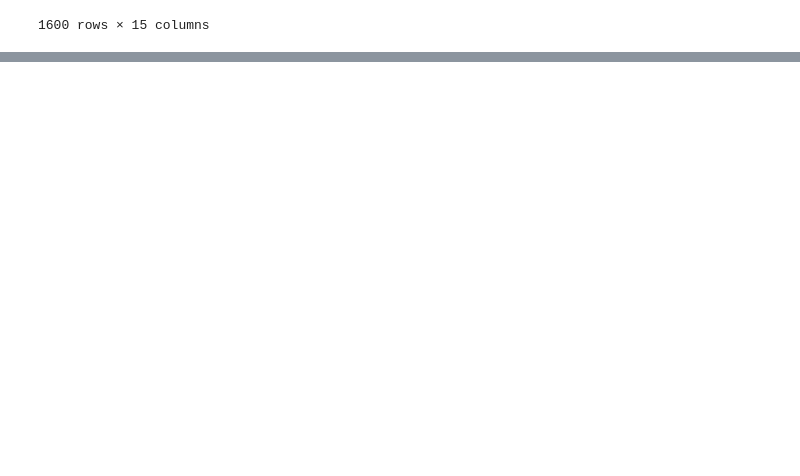
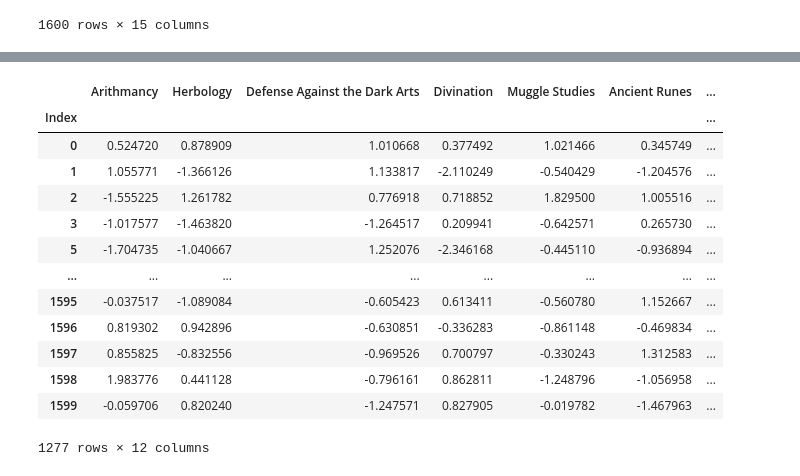
Before and after one commit to mbocquel/dslr, a Jupyter notebook: goinfre/logreg_train.ipynb, the cells around one changed output, grey strips where cells are left out. Saved outputs shown, nothing was run; the diff lists cells and outputs as text; code cells hidden in the pictures; blank space fills up the shorter version.

```diff
--- a/goinfre/logreg_train.ipynb
+++ b/goinfre/logreg_train.ipynb
@@ -122,0 +257,5 @@ df_Ravenclaw.drop("Astronomy", axis=1, inplace=True)
+# %%
+for i in range(len(df_RavenclawN.columns)):
+    df_RavenclawN = df_RavenclawN.loc[~df_RavenclawN.isna()[df_RavenclawN.columns[i]], :]
+# %%
+X = df_RavenclawN.iloc[:, :len(df_RavenclawN.columns)-1]
@@ -122,0 +264,17 @@ df_Ravenclaw.drop("Astronomy", axis=1, inplace=True)
+# %%
+X
+# %% [output]
+|  | Arithmancy | Herbology | Defense Against the Dark Arts | Divination | Muggle Studies | Ancient Runes | ... |
+| Index |  |  |  |  |  |  | ... |
+| 0 | 0.524720 | 0.878909 | 1.010668 | 0.377492 | 1.021466 | 0.345749 | ... |
+| 1 | 1.055771 | -1.366126 | 1.133817 | -2.110249 | -0.540429 | -1.204576 | ... |
+| 2 | -1.555225 | 1.261782 | 0.776918 | 0.718852 | 1.829500 | 1.005516 | ... |
+| 3 | -1.017577 | -1.463820 | -1.264517 | 0.209941 | -0.642571 | 0.265730 | ... |
+| 5 | -1.704735 | -1.040667 | 1.252076 | -2.346168 | -0.445110 | -0.936894 | ... |
+| ... | ... | ... | ... | ... | ... | ... | ... |
+| 1595 | -0.037517 | -1.089084 | -0.605423 | 0.613411 | -0.560780 | 1.152667 | ... |
+| 1596 | 0.819302 | 0.942896 | -0.630851 | -0.336283 | -0.861148 | -0.469834 | ... |
+| 1597 | 0.855825 | -0.832556 | -0.969526 | 0.700797 | -0.330243 | 1.312583 | ... |
+| 1598 | 1.983776 | 0.441128 | -0.796161 | 0.862811 | -1.248796 | -1.056958 | ... |
+| 1599 | -0.059706 | 0.820240 | -1.247571 | 0.827905 | -0.019782 | -1.467963 | ... |
+1277 rows × 12 columns
```
Also changed, not shown: parts of 18 cells of this notebook.
